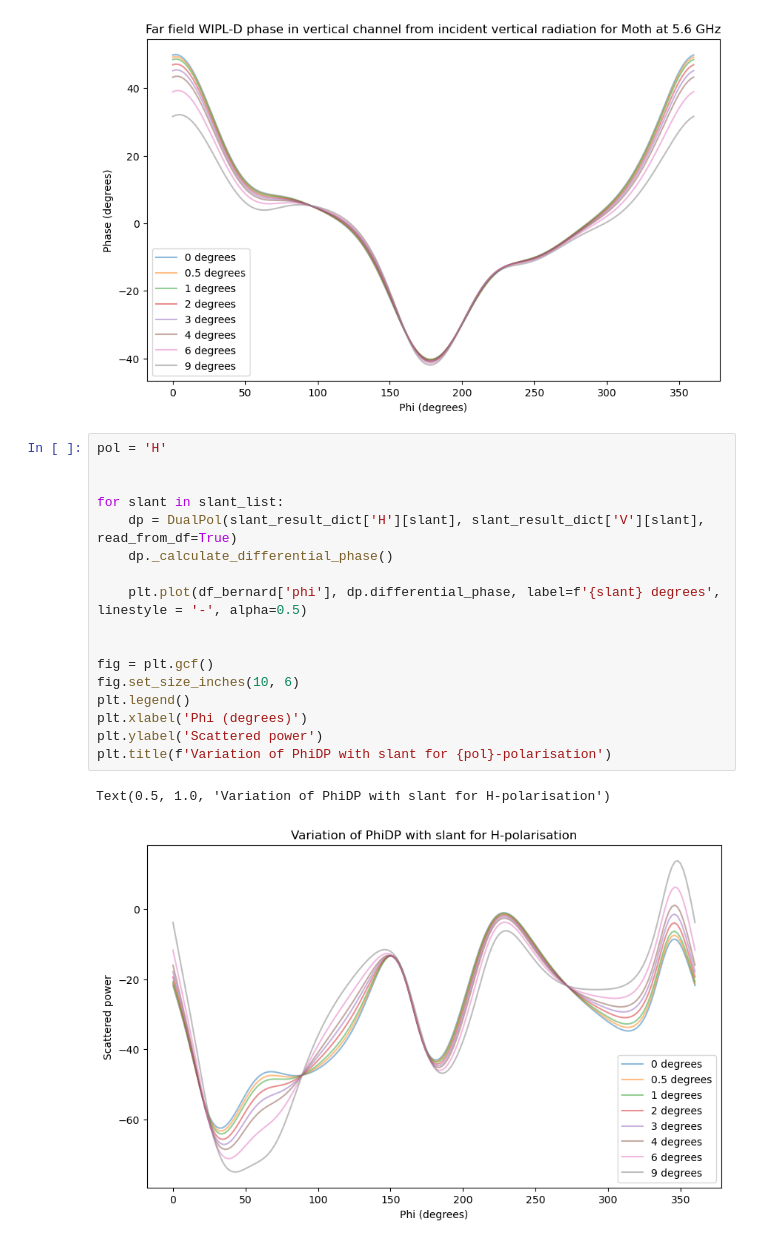
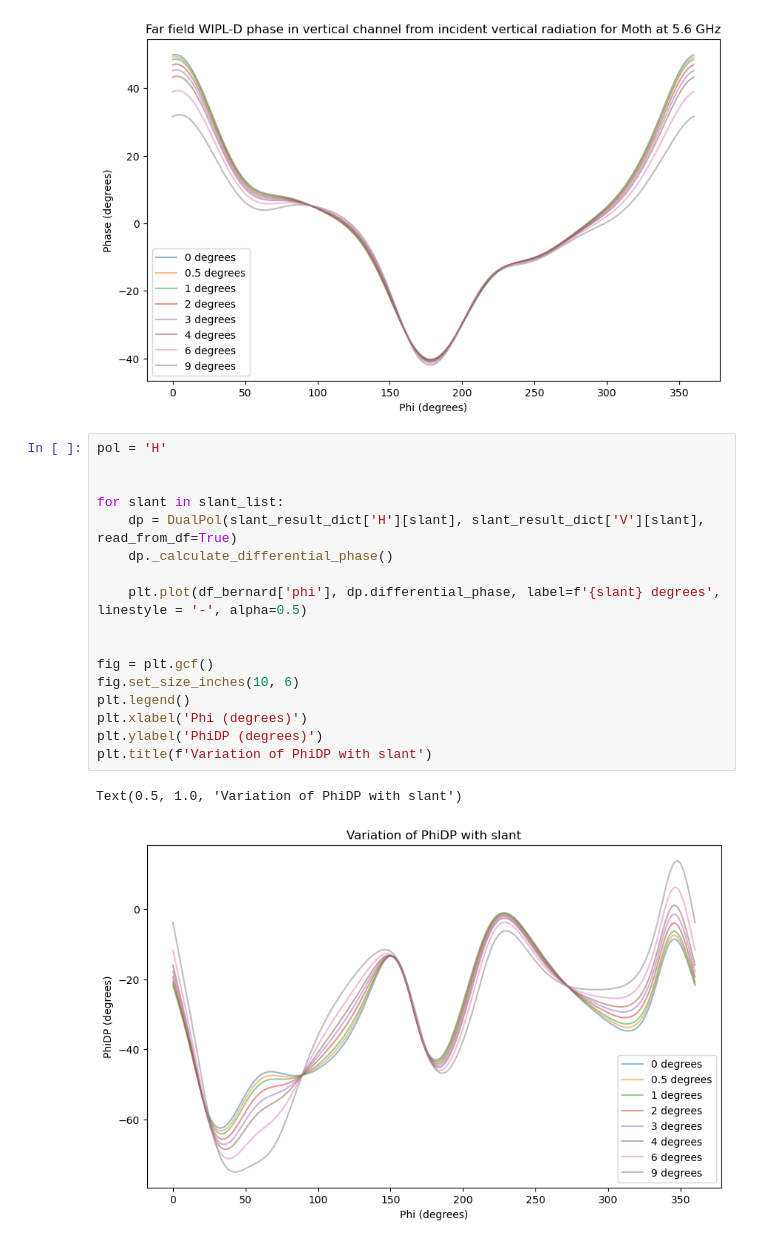
Before and after one commit to TommyMatthews/WIPL-python-analysis, a Jupyter notebook: End_of_Bernard_phase_one/pitch_slant_analysis.ipynb, the cells around one changed output. Cells and saved outputs as stored; diff of their text form.

```diff
--- a/End_of_Bernard_phase_one/pitch_slant_analysis.ipynb
+++ b/End_of_Bernard_phase_one/pitch_slant_analysis.ipynb
@@ -370,20 +370,20 @@ Text(0.5, 1.0, 'Far field WIPL-D phase in vertical channel from incident vertica
 # %%
 pol = 'H'
 
 
 for slant in slant_list:
     dp = DualPol(slant_result_dict['H'][slant], slant_result_dict['V'][slant], read_from_df=True)
     dp._calculate_differential_phase()
 
     plt.plot(df_bernard['phi'], dp.differential_phase, label=f'{slant} degrees', linestyle = '-', alpha=0.5)
 
 
 fig = plt.gcf()
 fig.set_size_inches(10, 6)
 plt.legend()
 plt.xlabel('Phi (degrees)')
-plt.ylabel('Scattered power')
-plt.title(f'Variation of PhiDP with slant for {pol}-polarisation')
+plt.ylabel('PhiDP (degrees)')
+plt.title(f'Variation of PhiDP with slant')
 # %% [output]
-Text(0.5, 1.0, 'Variation of PhiDP with slant for H-polarisation')
+Text(0.5, 1.0, 'Variation of PhiDP with slant')
-[figure, old version]
+[figure, new version]
```
Also changed, not shown: parts of 2 cells of this notebook, 4 other files.
